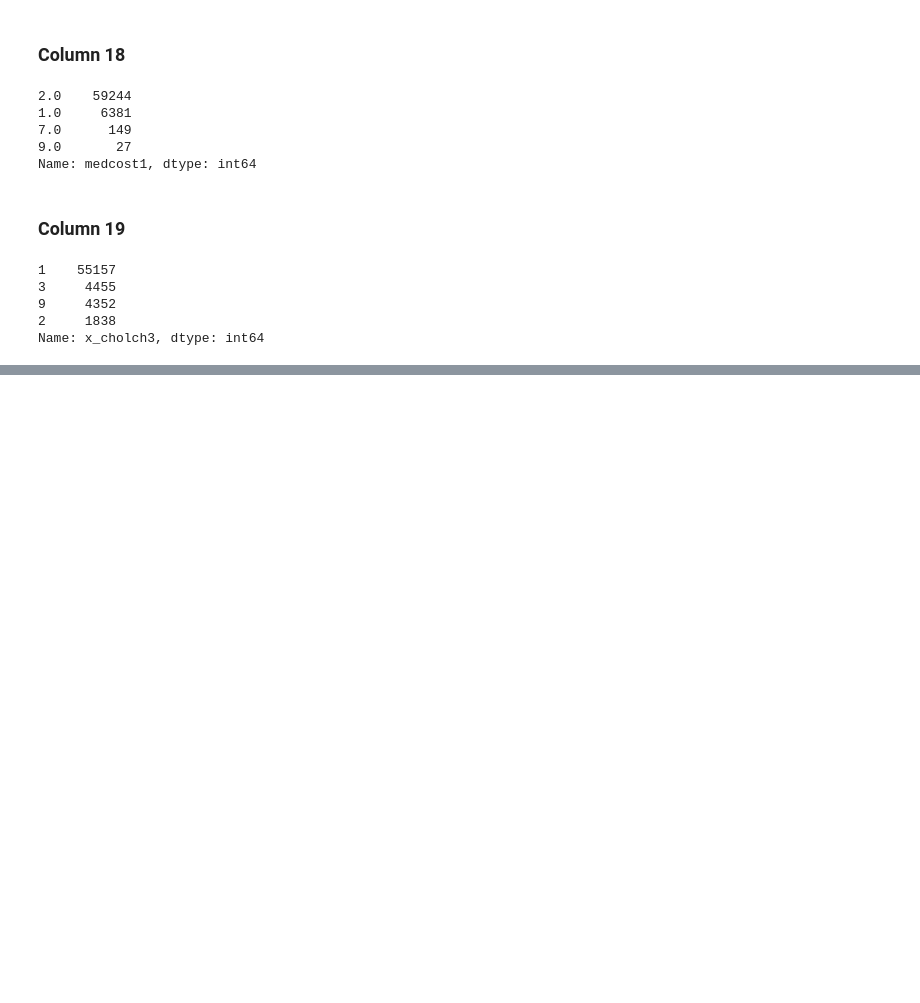
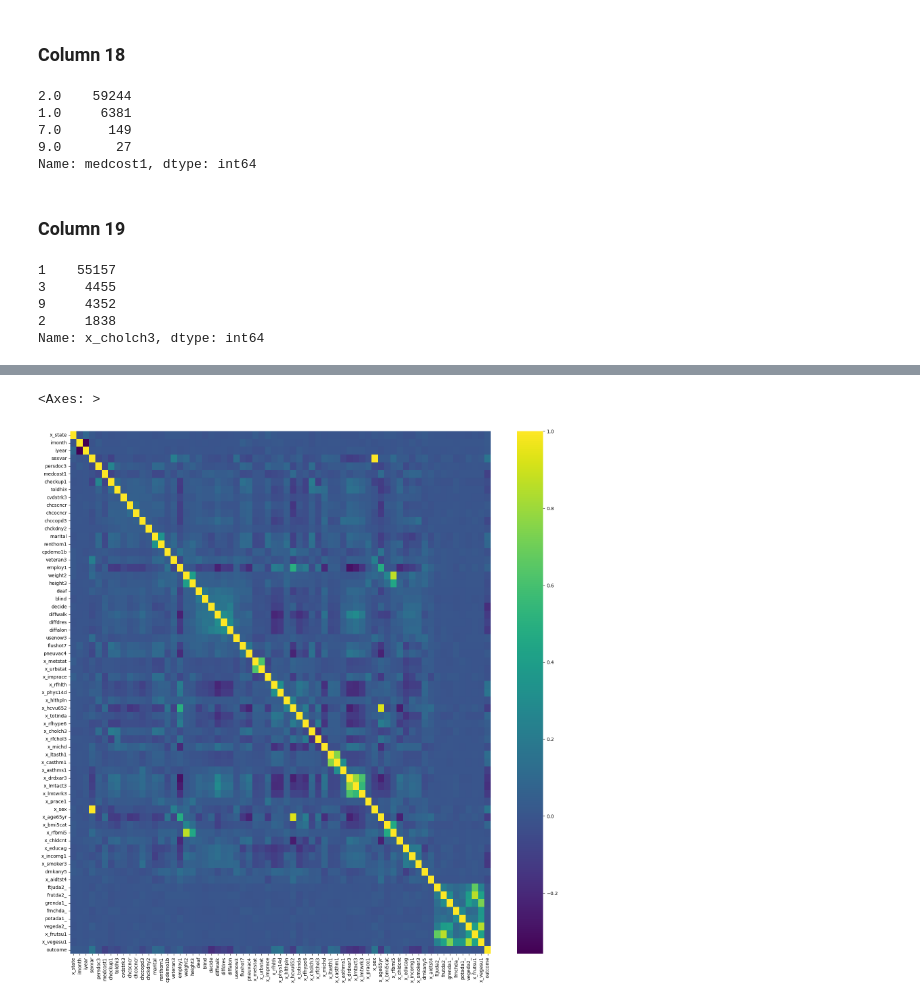
Before and after one commit to obinnaofomah/HDRUK_GROUP_4, a Jupyter notebook: Group_4_Data_Cleaning_Process.ipynb, the cells around one changed output, grey strips where cells are left out. Saved outputs shown, nothing was run; the diff lists cells and outputs as text; code cells hidden in the pictures; blank space fills up the shorter version.

```diff
--- a/Group_4_Data_Cleaning_Process.ipynb
+++ b/Group_4_Data_Cleaning_Process.ipynb
@@ -454,0 +461,2 @@ data.to_csv('cleaned_dataset')
+# %%
+cleaned_data = pd.read_csv("cleaned_dataset")
@@ -454,0 +473,3 @@ data.to_csv('cleaned_dataset')
+# %%
+# drop the `Unnamed: 0` column
+cleaned_data.drop(columns="Unnamed: 0", inplace=True)
@@ -454,0 +523,4 @@ data.to_csv('cleaned_dataset')
+# %%
+# change target datatype to int
+cleaned_data['outcome'] = cleaned_data['outcome'].astype('category').cat.codes
+cleaned_data['outcome'].value_counts()
@@ -454,0 +559,2 @@ data.to_csv('cleaned_dataset')
+# %%
+cleaned_data.drop(columns='dispcode', inplace=True)
@@ -454,0 +577,6 @@ data.to_csv('cleaned_dataset')
+# %%
+plt.figure(figsize=(20,20))
+sns.heatmap(cleaned_data.corr(), cmap='viridis')
+# %% [output]
+<Axes: >
+[figure, added]
```
Also changed, not shown: parts of 20 cells of this notebook.
